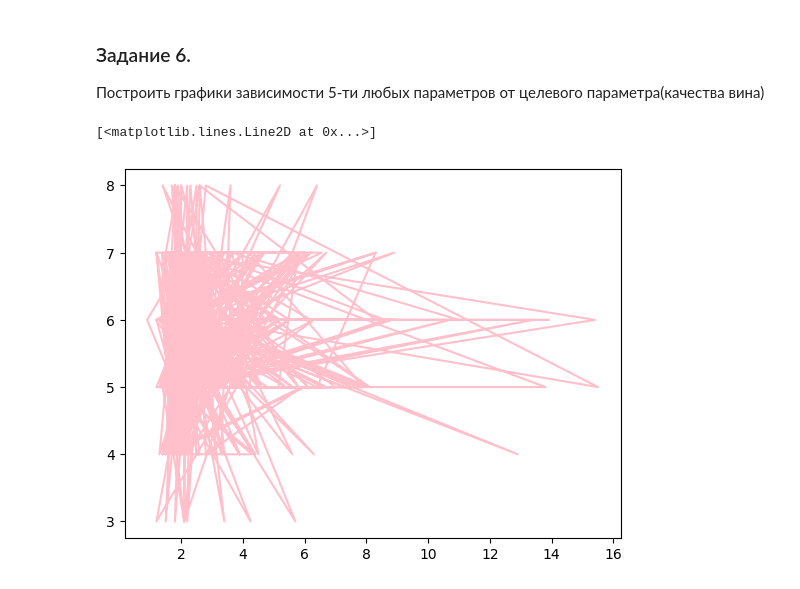
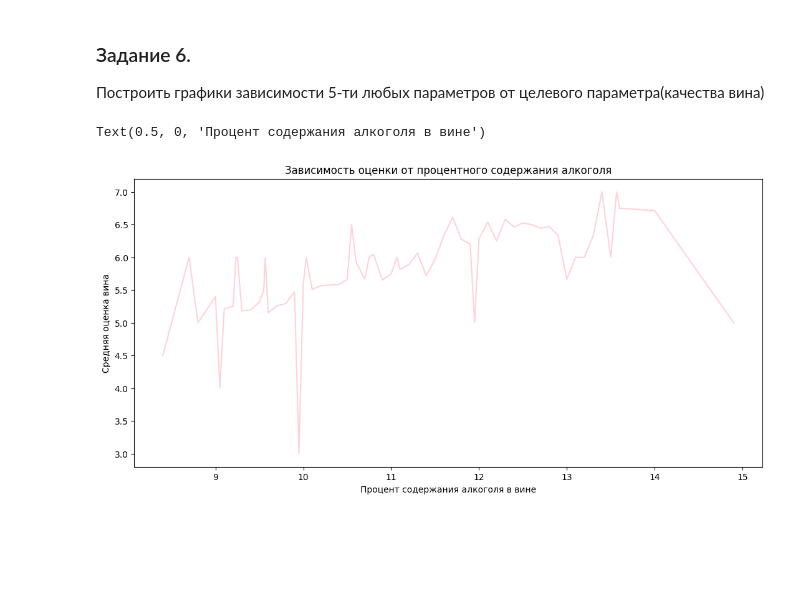
Before and after one commit to Plkhv/AI_labs, a Jupyter notebook: lab-2/Lab-02.ipynb, the cells around one changed output. Saved outputs shown, nothing was run; the diff lists cells and outputs as text; code cells hidden in the pictures; blank space fills up the shorter version.

```diff
--- a/lab-2/Lab-02.ipynb
+++ b/lab-2/Lab-02.ipynb
@@ -225,7 +225,13 @@ plt.show()
 # %%
 # unite parametr and Y, find mean and make it as point
 #Target: find mean residual sugar+quality
-plt.plot(x.loc[:,'residual sugar'], y, color='pink')
+plt.figure(figsize=(13, 6))
+data.groupby('alcohol')['quality'].mean().plot(kind='line', color='pink', alpha=0.7)
+plt.title('Зависимость оценки от процентного содержания алкоголя')
+plt.ylabel('Средняя оценка вина')
+plt.xlabel('Процент содержания алкоголя в вине')
+
+# Чем больше алкоголя тем выше оценка, прямая зависимость
 # %% [output]
-[<matplotlib.lines.Line2D at 0x...>]
+Text(0.5, 0, 'Процент содержания алкоголя в вине')
-[figure, old version]
+[figure, new version]
```
Also changed, not shown: parts of 5 cells of this notebook.
